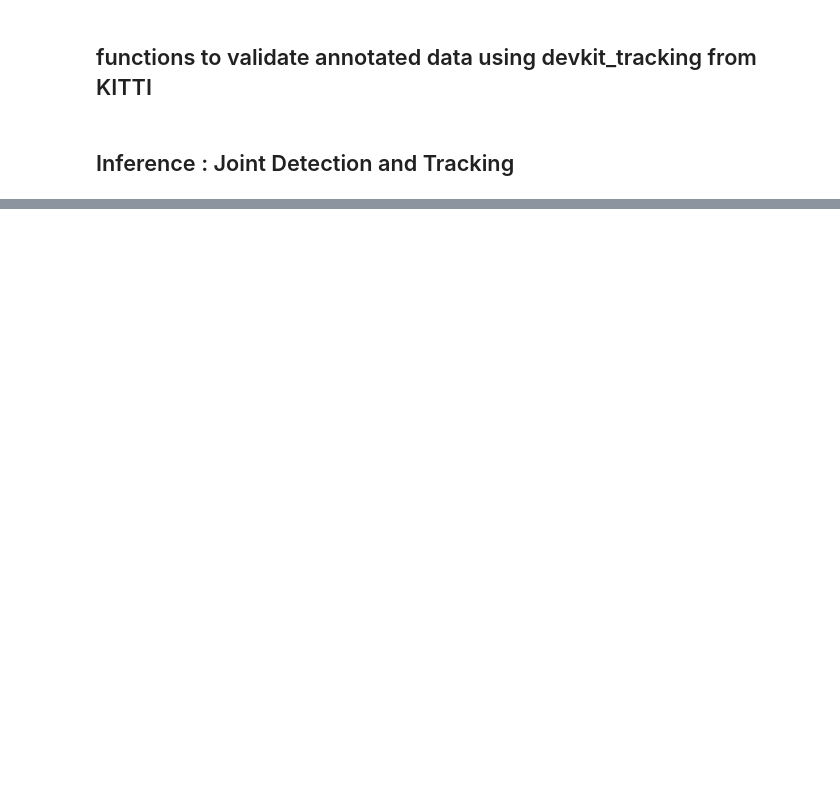
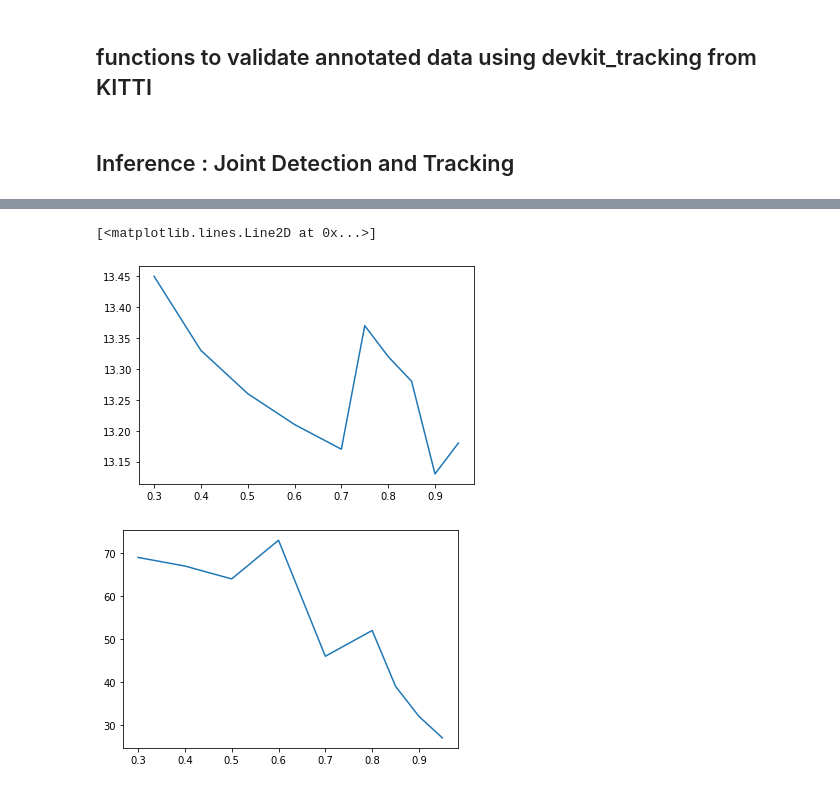
Before and after one commit to Malga-Vision/fastervideo, a Jupyter notebook: Notebooks/KITTI_VAL.ipynb, the cells around one changed output, grey strips where cells are left out. Saved outputs shown, nothing was run; the diff lists cells and outputs as text; code cells hidden in the pictures; blank space fills up the shorter version.

```diff
--- a/Notebooks/KITTI_VAL.ipynb
+++ b/Notebooks/KITTI_VAL.ipynb
@@ -261,0 +642,11 @@ for setting in settings:
+# %%
+x = [0.3,0.4,0.5,0.6,0.7,0.75,0.8,0.85,0.9,0.95]
+y_1 = [13.45,13.33,13.26,13.21,13.17,13.37,13.32,13.28,13.13,13.18]
+y_2 = [69,67,64,73,46,49,52,39,32,27]
+plt.plot(x,y_1)
+plt.figure()
+plt.plot(x,y_2)
+# %% [output]
+[<matplotlib.lines.Line2D at 0x...>]
+[figure, added]
+[figure, added]
```
Also changed, not shown: parts of 6 cells of this notebook, 38 other files.
